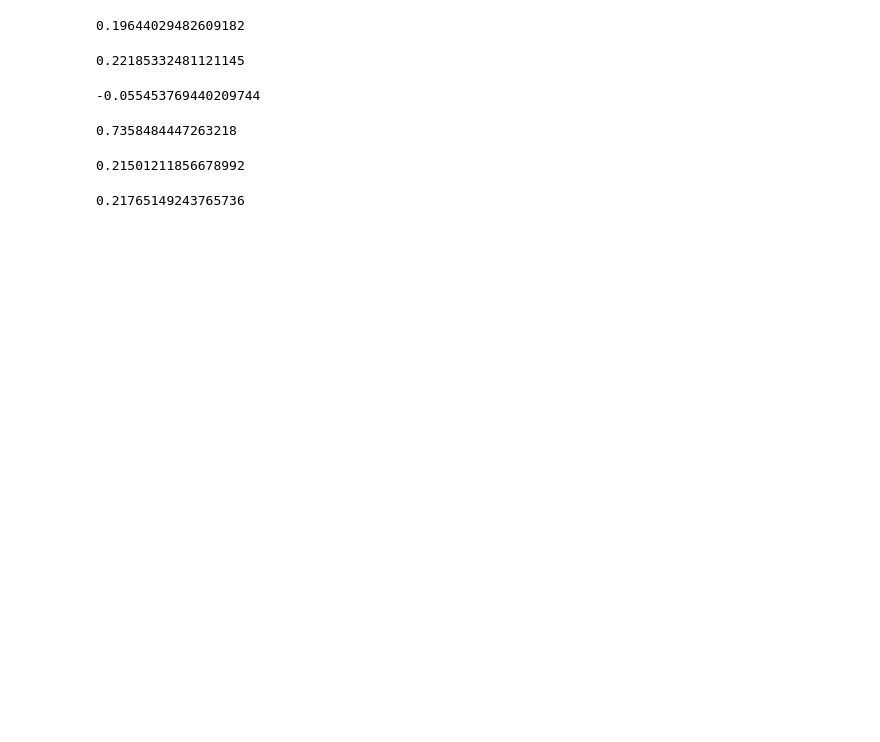
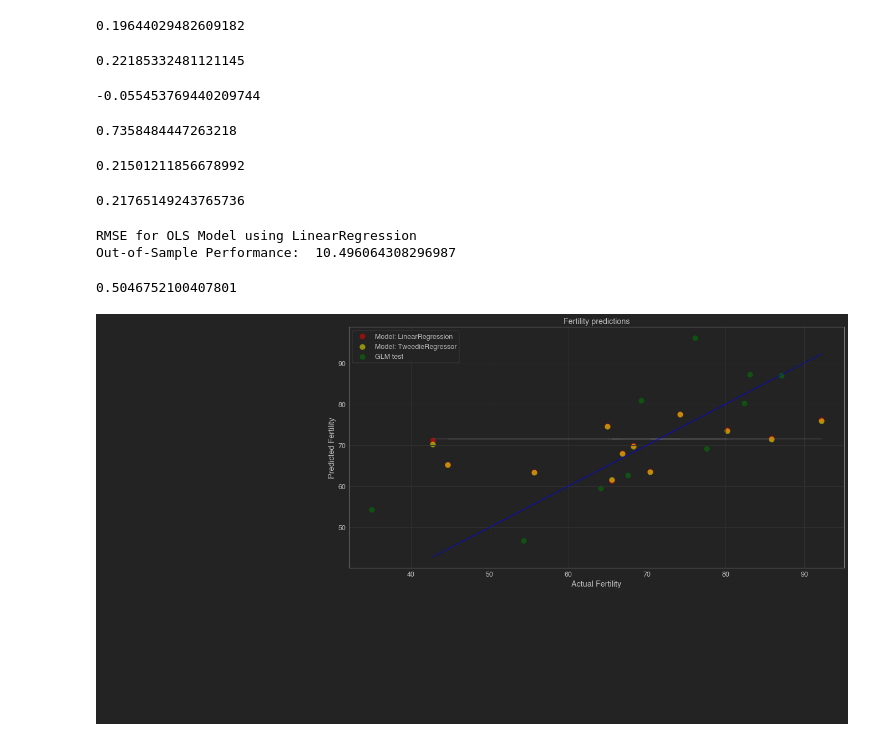
Before and after one commit to Ken-Alviola/regression-exercises, a Jupyter notebook: modeling.ipynb, the cells around one changed output. Drawn from its saved outputs; the diff is of its cells as text; code cells hidden in the pictures; blank space fills up the shorter version.

```diff
--- a/modeling.ipynb
+++ b/modeling.ipynb
@@ -408,0 +431,42 @@ explained_variance_score(y_validate.Fertility, y_validate.Fert_pred_lm)
+# %%
+X_test_scaled['is_Catholic']= X_test_scaled.Catholic.apply(lambda x: 1 if x >= 0.5 else 0)
+X_test_scaled = X_test_scaled[features]
+# %%
+y_test = pd.DataFrame(y_test)
+
+# predict on test
+y_test['Fert_pred_glm_test'] = glm.predict(X_test_scaled)
+
+# evaluate: rmse
+rmse_test = mean_squared_error(y_test.Fertility, y_test.Fert_pred_glm_test) ** (1/2)
+
+print("RMSE for OLS Model using LinearRegression\nOut-of-Sample Performance: ", rmse_test)
+# %% [output]
+RMSE for OLS Model using LinearRegression
+Out-of-Sample Performance:  10.496064308296987
+# %%
+r2_score(y_test.Fertility, y_test.Fert_pred_glm_test)
+# %% [output]
+0.5046752100407801
+# %%
+# y_validate.head()
+plt.figure(figsize=(16,8))
+plt.plot(y_validate.Fertility, y_validate.Fert_pred_mean, alpha=.5, color="gray", label='_nolegend_')
+plt.annotate("Baseline: Predict Using Mean", (16, 9.5))
+plt.plot(y_validate.Fertility, y_validate.Fertility, alpha=.5, color="blue", label='_nolegend_')
+plt.annotate("The Ideal Line: Predicted = Actual", (.5, 3.5), rotation=15.5)
+
+plt.scatter(y_validate.Fertility, y_validate.Fert_pred_lm,
+            alpha=.5, color="red", s=100, label="Model: LinearRegression")
+plt.scatter(y_validate.Fertility, y_validate.Fert_pred_glm,
+            alpha=.5, color="yellow", s=100, label="Model: TweedieRegressor")
+plt.scatter(y_test.Fertility, y_test.Fert_pred_glm_test,
+            alpha=.5, color="green", s=100, label="GLM test")
+plt.legend()
+plt.xlabel("Actual Fertility")
+plt.ylabel("Predicted Fertility")
+plt.title("Fertility predictions")
+
+plt.show()
+# %% [output]
+[figure, added]
```
Also changed, not shown: parts of 1 cell of this notebook.
